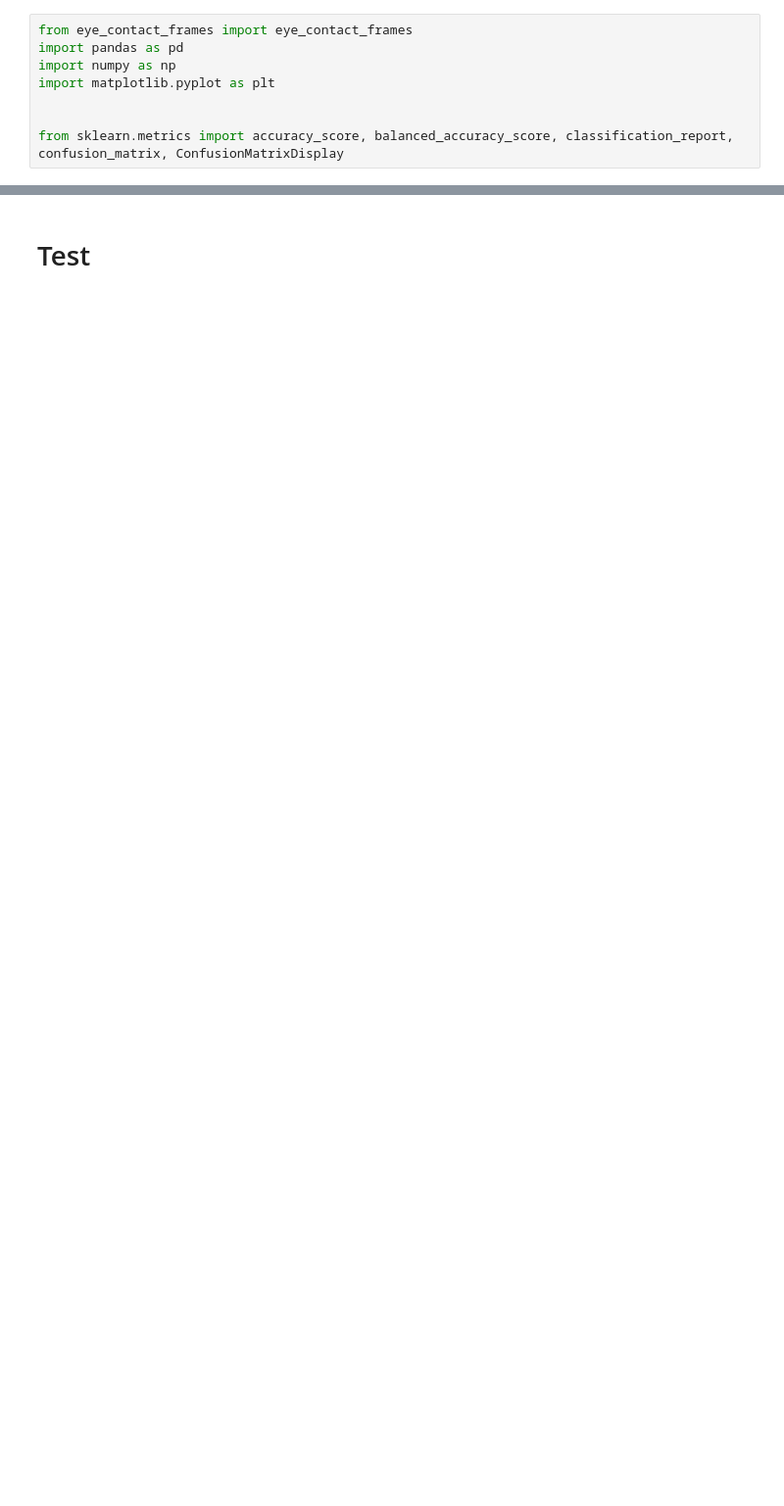
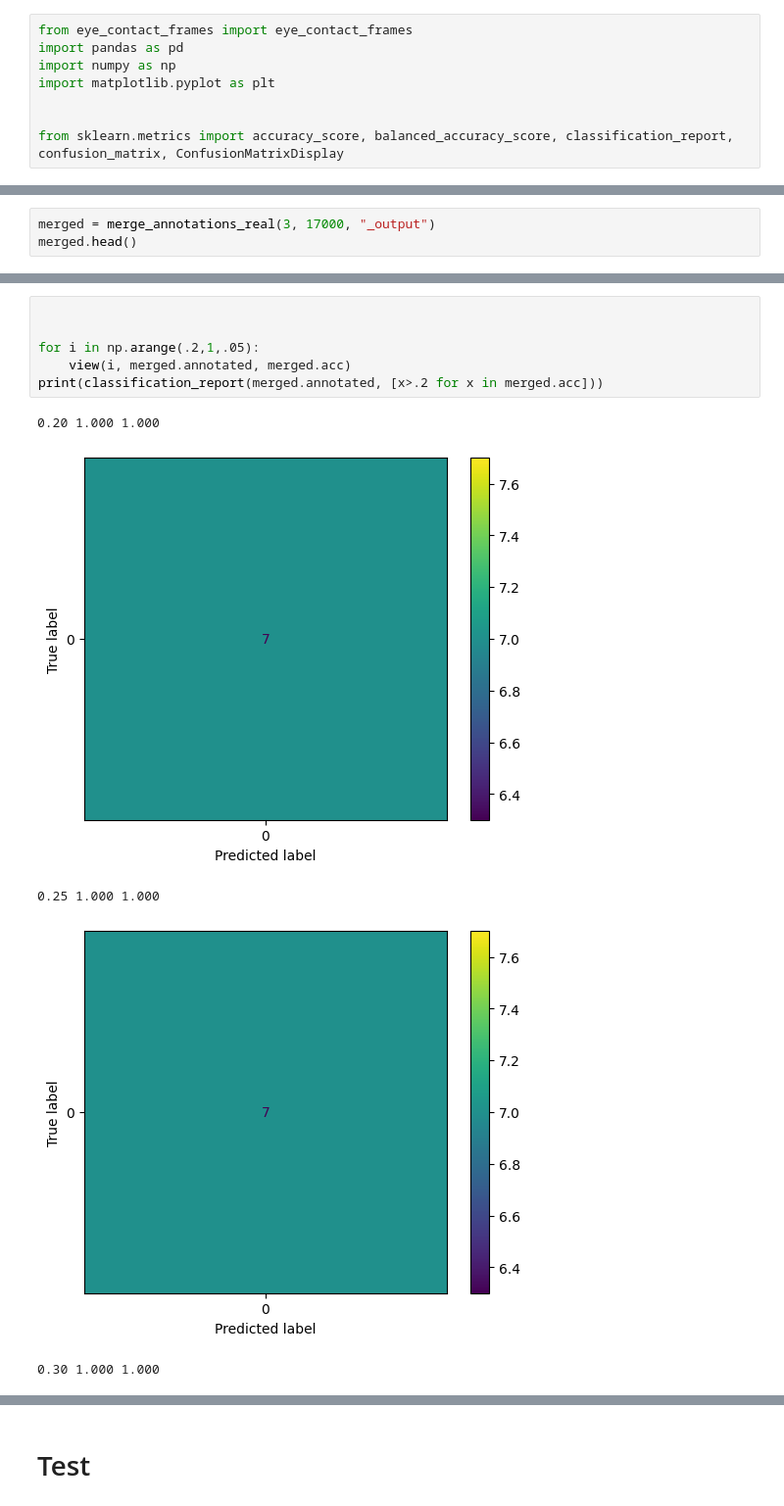
Before and after one commit to Johanniii/eye-contact-cnn, a Jupyter notebook: accuracy.ipynb, the cells around one changed output, grey strips where cells are left out. Shown at 98% size. Cells and saved outputs as stored; diff of their text form; blank space fills up the shorter version.

```diff
--- a/accuracy.ipynb
+++ b/accuracy.ipynb
@@ -53,0 +112,3 @@ ConfusionMatrixDisplay(confusion_matrix([x>.2 for x in merged.acc], merged.annot
+# %%
+merged = merge_annotations_real(3, 17000, "_output")
+merged.head()
@@ -53,0 +151,12 @@ ConfusionMatrixDisplay(confusion_matrix([x>.2 for x in merged.acc], merged.annot
+# %%
+
+
+for i in np.arange(.2,1,.05):
+    view(i, merged.annotated, merged.acc)
+print(classification_report(merged.annotated, [x>.2 for x in merged.acc]))
+# %% [output]
+0.20 1.000 1.000
+[figure, added]
+0.25 1.000 1.000
+[figure, added]
+0.30 1.000 1.000
```
Also changed, not shown: parts of 24 cells of this notebook.
